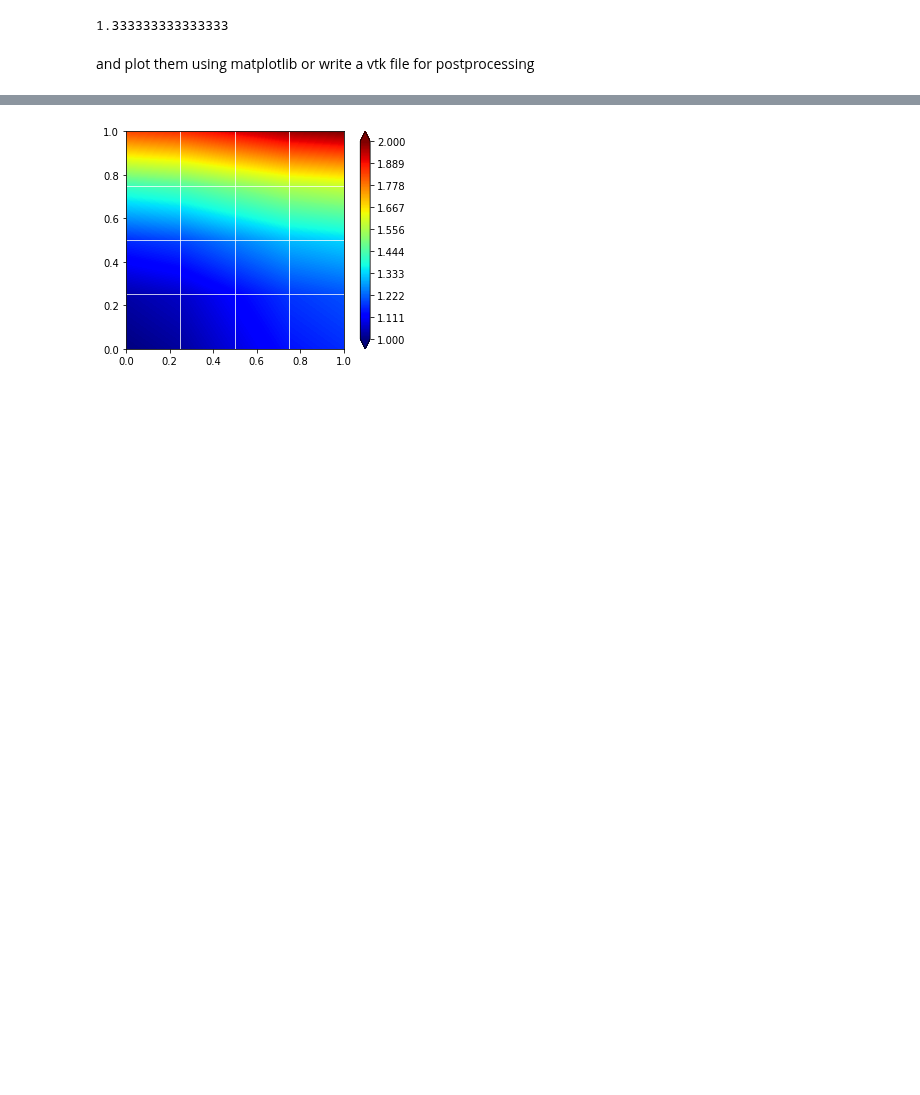
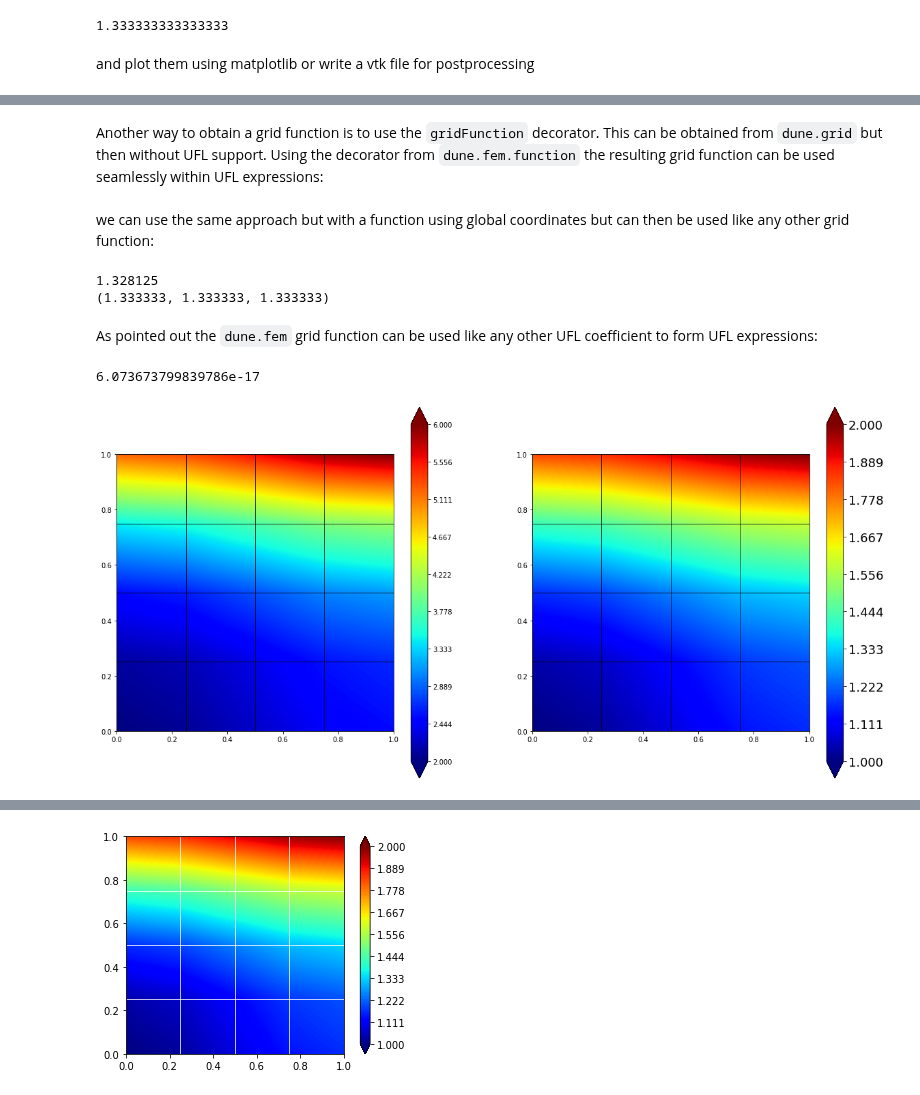
Before and after one commit to adedner/dune-fempy, a Jupyter notebook: doc/dune-fempy_nb.ipynb, the cells around one changed output, grey strips where cells are left out. Saved outputs shown, nothing was run; the diff lists cells and outputs as text; code cells hidden in the pictures; blank space fills up the shorter version.

```diff
--- a/doc/dune-fempy_nb.ipynb
+++ b/doc/dune-fempy_nb.ipynb
@@ -56,0 +75,43 @@ Setting up a discrete function space and some grid function
+# %% [markdown]
+Another way to obtain a grid function is to use the `gridFunction`
+decorator. This can be obtained from `dune.grid` but then without UFL
+support. Using the decorator from `dune.fem.function` the resulting grid
+function can be used seamlessly within UFL expressions:
+# %%
+from dune.fem.function import gridFunction
+@gridFunction(gridView,name="callback",order=1)
+def exactLocal(element,xLocal):
+    x = element.geometry.toGlobal(xLocal)
+    return 1/2.*(x[0]**2+x[1]**2) - 1/3*(x[0]**3 - x[1]**3) + 1
+# %% [markdown]
+we can use the same approach but with a function using global
+coordinates but can then be used like any other grid function:
+# %%
+from dune.fem.function import gridFunction
+@gridFunction(gridView,name="callback",order=1)
+def exactGlobal(x):
+    return 1/2.*(x[0]**2+x[1]**2) - 1/3*(x[0]**3 - x[1]**3) + 1
+
+lf = exactGlobal.localFunction()
+mass = 0
+for element in gridView.elements:
+    lf.bind(element)
+    mass += lf([0.5,0.5]) * element.geometry.volume
+print(mass)
+
+print( integrate(gridView, [exact,exactLocal,exactGlobal], order=5) )
+# %% [output]
+1.328125
+(1.333333, 1.333333, 1.333333)
+# %% [markdown]
+As pointed out the `dune.fem` grid function can be used like any other
+UFL coefficient to form UFL expressions:
+# %%
+print( integrate(gridView, abs(exact-exactLocal), order=5) )
+gf = uflFunction(gridView, name="ufl", order=1, ufl=exact+exactLocal*exactGlobal)
+fig = pyplot.figure(figsize=(20,10))
+gf.plot(figure=(fig,121))
+exactGlobal.plot(figure=(fig,122))
+# %% [output]
+6.073673799839786e-17
+[figure, added]
```
Also changed, not shown: parts of 37 cells of this notebook, 8 other files.
